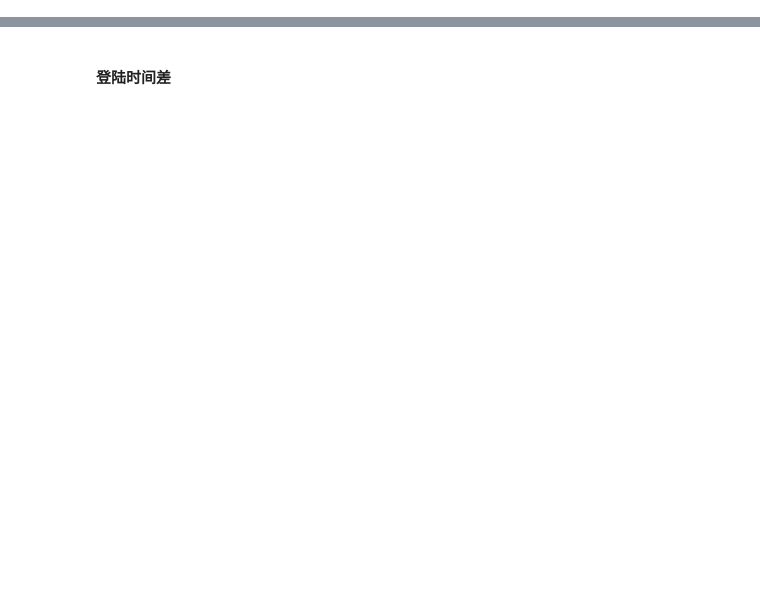
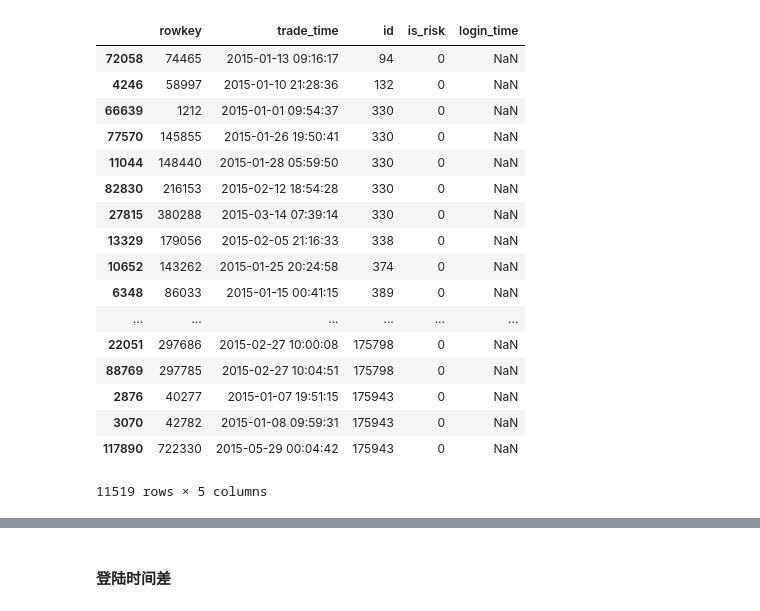
Before and after one commit to dereksjtu/MachineLearning_Matches, a Jupyter notebook: JDD/code/EDA_JDD.ipynb, the cells around one changed output, grey strips where cells are left out. Saved outputs shown, nothing was run; the diff lists cells and outputs as text; code cells hidden in the pictures; blank space fills up the shorter version.

```diff
--- a/JDD/code/EDA_JDD.ipynb
+++ b/JDD/code/EDA_JDD.ipynb
@@ -27,7 +27,7 @@ t_trade_path      = '../input/t_trade.csv'
 t_trade_test_path = '../input/t_trade_test.csv'
 
 
-t_login_train = pd.read_csv(t_login_path     )
-t_login_test  = pd.read_csv(t_login_test_path)
-t_trade_train = pd.read_csv(t_trade_path     )
-t_trade_test  = pd.read_csv(t_trade_test_path)
+login_tr = pd.read_csv(t_login_path     )
+login_te  = pd.read_csv(t_login_test_path)
+trade_tr = pd.read_csv(t_trade_path     )
+trade_te  = pd.read_csv(t_trade_test_path)
@@ -117,0 +142,34 @@ t_trade_test
+# %%
+log_trade_tr = pd.read_csv('log_trade_tr.csv')
+log_trade_tr['trade_time'] = pd.to_datetime(log_trade_tr['trade_time'])
+log_trade_tr['login_time'] = pd.to_datetime(log_trade_tr['login_time'])
+log_trade_tr.loc[:,'trade_log_diff'] = log_trade_tr['trade_time'] - log_trade_tr['login_time']
+log_trade_tr['trade_log_diff'] = log_trade_tr['trade_log_diff'].map(lambda x: x.total_seconds())
+log_trade_tr_warm = log_trade_tr[log_trade_tr['trade_log_diff'] >= 0]
+warm = log_trade_tr_warm.groupby(['id','trade_time'],as_index=False)['login_time'].count()
+trade_tr_cp = trade_tr.copy()
+trade_tr_cp.rename(columns={'time':'trade_time'},inplace=True)
+trade_tr_cp['trade_time'] = pd.to_datetime(trade_tr_cp['trade_time'])
+trade_tr_cp = pd.merge(trade_tr_cp,warm,on=['id','trade_time'],how='left')
+trade_tr_cold = trade_tr_cp[trade_tr_cp['login_time'].isnull()]
+trade_tr_cold.sort_values(by=['id','trade_time'],inplace=True)
+trade_tr_cold
+# %% [output]
+|  | rowkey | trade_time | id | is_risk | login_time |
+| 72058 | 74465 | 2015-01-13 09:16:17 | 94 | 0 | NaN |
+| 4246 | 58997 | 2015-01-10 21:28:36 | 132 | 0 | NaN |
+| 66639 | 1212 | 2015-01-01 09:54:37 | 330 | 0 | NaN |
+| 77570 | 145855 | 2015-01-26 19:50:41 | 330 | 0 | NaN |
+| 11044 | 148440 | 2015-01-28 05:59:50 | 330 | 0 | NaN |
+| 82830 | 216153 | 2015-02-12 18:54:28 | 330 | 0 | NaN |
+| 27815 | 380288 | 2015-03-14 07:39:14 | 330 | 0 | NaN |
+| 13329 | 179056 | 2015-02-05 21:16:33 | 338 | 0 | NaN |
+| 10652 | 143262 | 2015-01-25 20:24:58 | 374 | 0 | NaN |
+| 6348 | 86033 | 2015-01-15 00:41:15 | 389 | 0 | NaN |
+| ... | ... | ... | ... | ... | ... |
+| 22051 | 297686 | 2015-02-27 10:00:08 | 175798 | 0 | NaN |
+| 88769 | 297785 | 2015-02-27 10:04:51 | 175798 | 0 | NaN |
+| 2876 | 40277 | 2015-01-07 19:51:15 | 175943 | 0 | NaN |
+| 3070 | 42782 | 2015-01-08 09:59:31 | 175943 | 0 | NaN |
+| 117890 | 722330 | 2015-05-29 00:04:42 | 175943 | 0 | NaN |
+11519 rows × 5 columns
```
Also changed, not shown: parts of 41 cells of this notebook, 7 other files.
